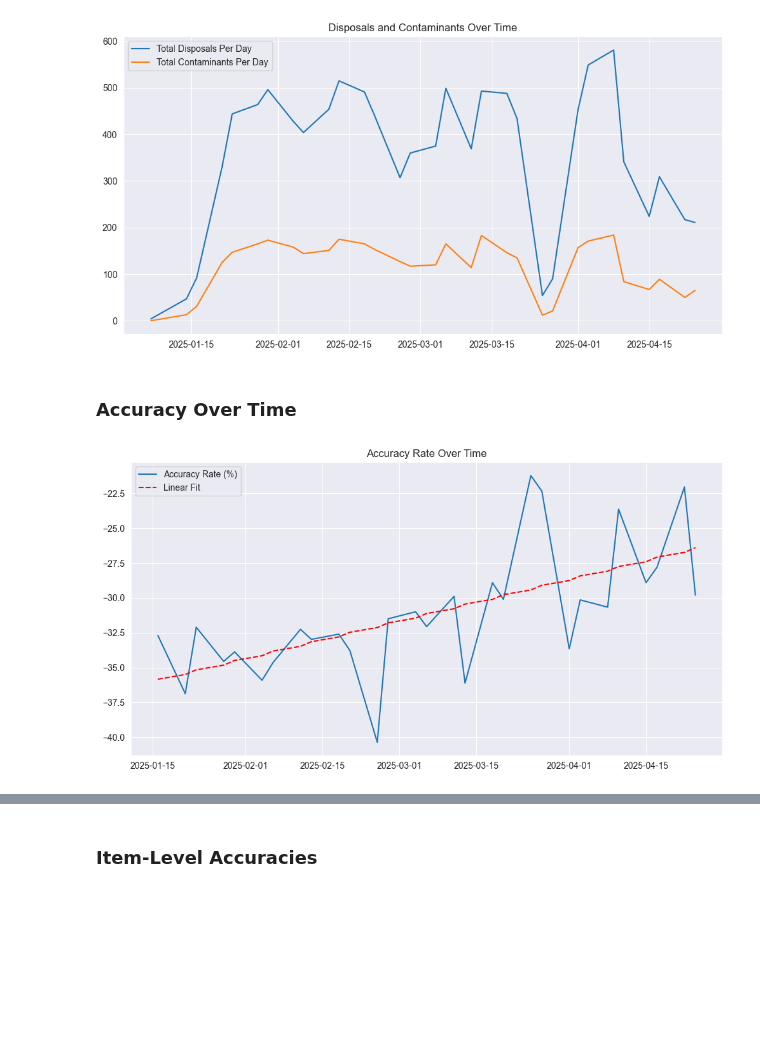
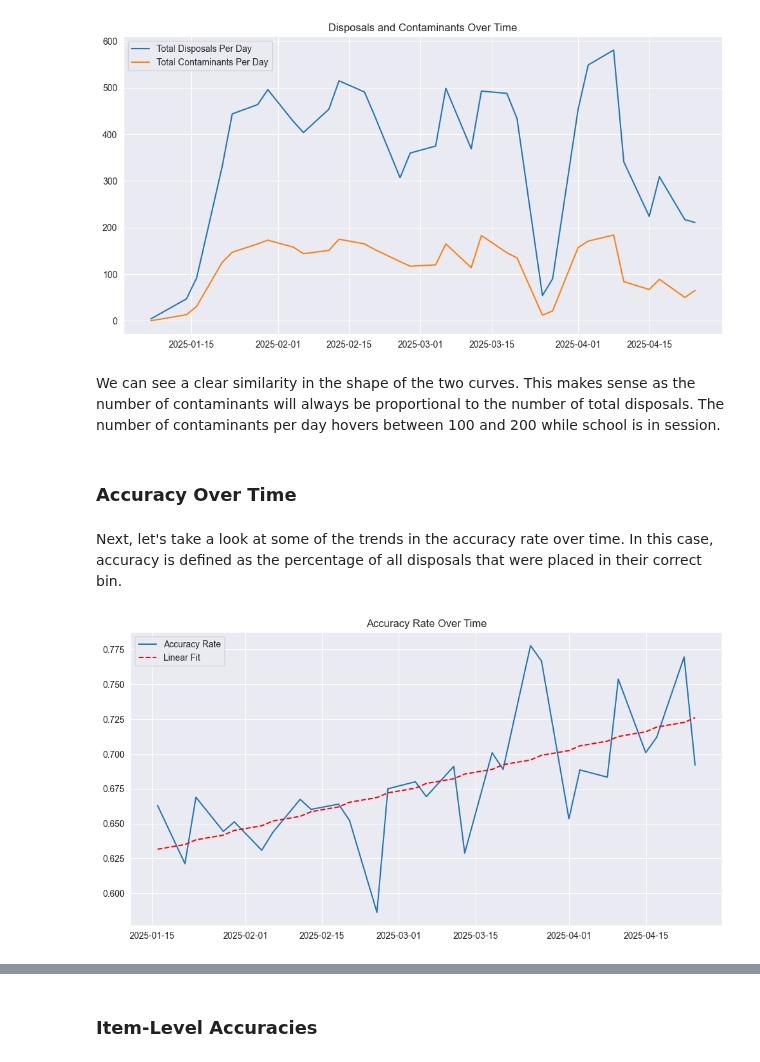
Before and after one commit to bps78/Oscar-Research-Project, a Jupyter notebook: oscar_project.ipynb, the cells around one changed output, grey strips where cells are left out. Saved outputs shown, nothing was run; the diff lists cells and outputs as text; code cells hidden in the pictures; blank space fills up the shorter version.

Commit message:
Began work on markdowns
I want to add explanations and conclusions throughout the notebook to make it clear to the viewer why everything is done and what it accomplishes.

```diff
--- a/oscar_project.ipynb
+++ b/oscar_project.ipynb
@@ -156,24 +160,28 @@ plt.legend()
 plt.show()
 # %% [output]
 [figure]
+# %% [markdown]
+We can see a clear similarity in the shape of the two curves. This makes sense as the number of contaminants will always be proportional to the number of total disposals. The number of contaminants per day hovers between 100 and 200 while school is in session.
 # %% [markdown]
 ### Accuracy Over Time
+# %% [markdown]
+Next, let's take a look at some of the trends in the accuracy rate over time. In this case, accuracy is defined as the percentage of all disposals that were placed in their correct bin.
 # %%
-accuracy_rate_per_day = 1 - ((total_contaminants_per_day / total_disposals_per_day) * 100)
+accuracy_rate_per_day = 1 - ((total_contaminants_per_day / total_disposals_per_day))
 
 N = 2
 
 x = np.arange(len(accuracy_rate_per_day))[N:]
 y = accuracy_rate_per_day.values[N:]
 
 slope, intercept = np.polyfit(x, y, 1)
 trend = slope * x + intercept
 
 plt.figure(figsize=(12, 6))
-plt.plot(accuracy_rate_per_day.index[N:], y, label='Accuracy Rate (%)')
+plt.plot(accuracy_rate_per_day.index[N:], y, label='Accuracy Rate')
 plt.plot(accuracy_rate_per_day.index[N:], trend, color='red', linestyle='--', label='Linear Fit')
 plt.title('Accuracy Rate Over Time')
 plt.legend()
 plt.show()
 # %% [output]
-[figure, old version]
+[figure, new version]
```
Also changed, not shown: parts of 14 cells of this notebook, 1 other file.
